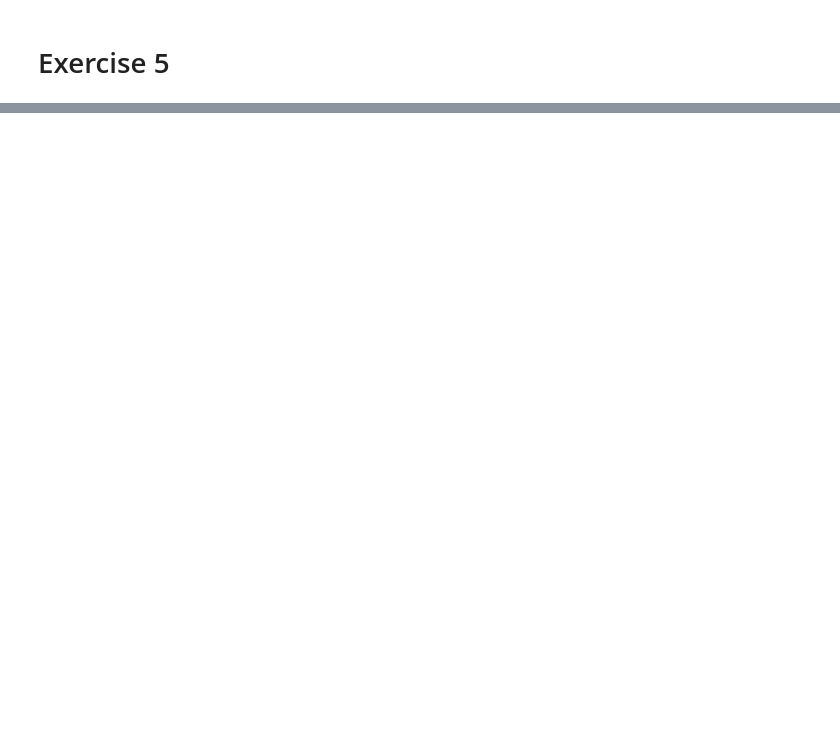
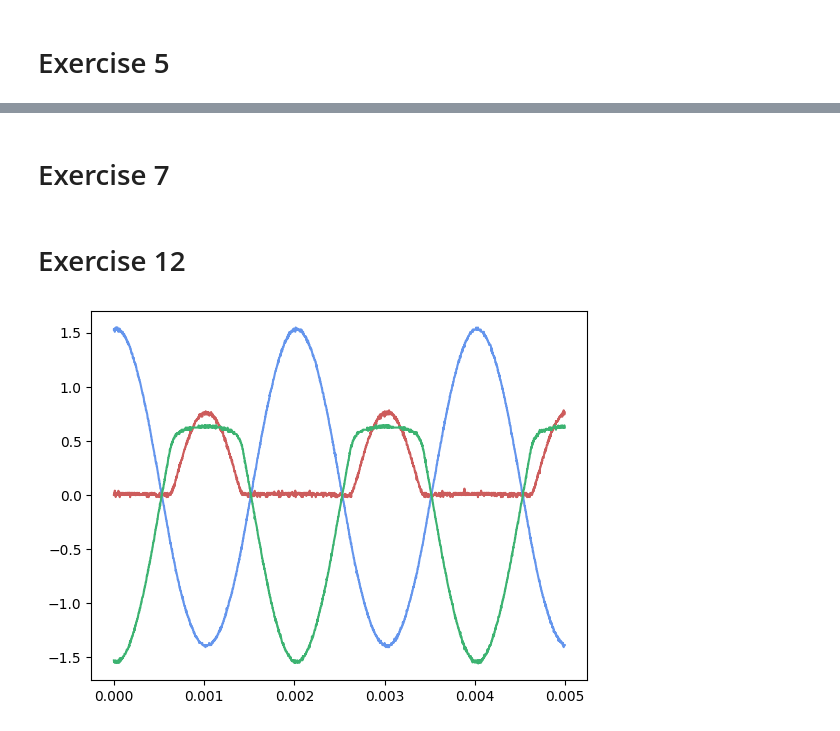
Before and after one commit to daraghhollman/UCD_PASS_Labs, a Jupyter notebook: Electronics/Python/electronics.ipynb, the cells around one changed output, grey strips where cells are left out. Cells and saved outputs as stored; diff of their text form; code cells hidden in the pictures; blank space fills up the shorter version.

```diff
--- a/Electronics/Python/electronics.ipynb
+++ b/Electronics/Python/electronics.ipynb
@@ -36,0 +60,26 @@ PlotData(ex5)
+# %% [markdown]
+# Exercise 7
+# %% [markdown]
+# Exercise 12
+# %%
+ex12SinData = LoadFile(rootPath + r"/ex12/sinWave.txt")
+ex12SinWithCapData = LoadFile(rootPath + r"/ex12/sinWaveWithCap.txt")
+# %%
+# Plotting sin input before capacitor
+
+def ex12SinPlot(data):
+
+    xValues = [el - min(data[:,0]) for el in data[:,0]]
+    channel01 = data[:,1]
+    channel02 = data[:,2]
+
+    difference = [-(a + b) for a, b in zip(channel01, channel02)]
+
+    plt.plot(xValues, difference)
+
+    plt.plot(xValues, channel01)
+    plt.plot(xValues, channel02)
+# %%
+ex12SinPlot(ex12SinData)
+# %% [output]
+[figure, added]
```
Also changed, not shown: parts of 7 cells of this notebook, 46 other files.
